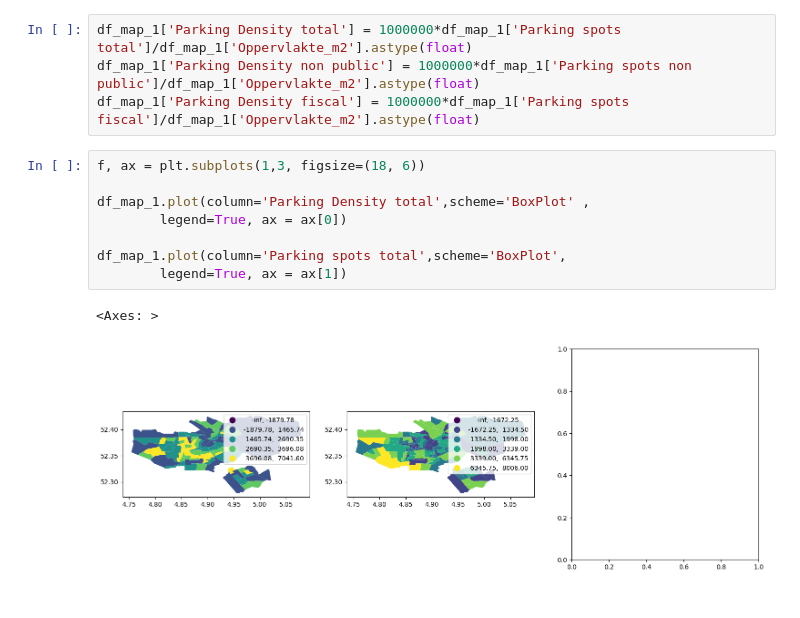
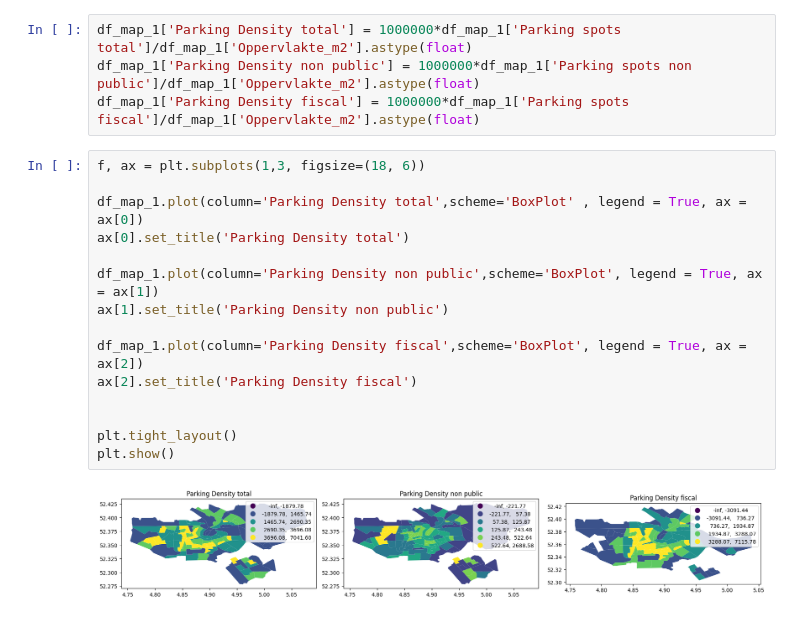
Before and after one commit to mannan272/data1, a Jupyter notebook: hackathon/team13.ipynb, the cells around one changed output. Cells and saved outputs as stored; diff of their text form.

```diff
--- a/hackathon/team13.ipynb
+++ b/hackathon/team13.ipynb
@@ -259,11 +379,17 @@ df_map_1['Parking Density fiscal'] = 1000000*df_map_1['Parking spots fiscal']/df
 # %%
 f, ax = plt.subplots(1,3, figsize=(18, 6))
 
-df_map_1.plot(column='Parking Density total',scheme='BoxPlot' ,
-        legend=True, ax = ax[0])
+df_map_1.plot(column='Parking Density total',scheme='BoxPlot' , legend = True, ax = ax[0])
+ax[0].set_title('Parking Density total')
 
-df_map_1.plot(column='Parking spots total',scheme='BoxPlot',
-        legend=True, ax = ax[1])
+df_map_1.plot(column='Parking Density non public',scheme='BoxPlot', legend = True, ax = ax[1])
+ax[1].set_title('Parking Density non public')
+
+df_map_1.plot(column='Parking Density fiscal',scheme='BoxPlot', legend = True, ax = ax[2])
+ax[2].set_title('Parking Density fiscal')
+
+
+plt.tight_layout()
+plt.show()
 # %% [output]
-<Axes: >
-[figure, old version]
+[figure, new version]
```
Also changed, not shown: parts of 14 cells of this notebook, 9 other files.
